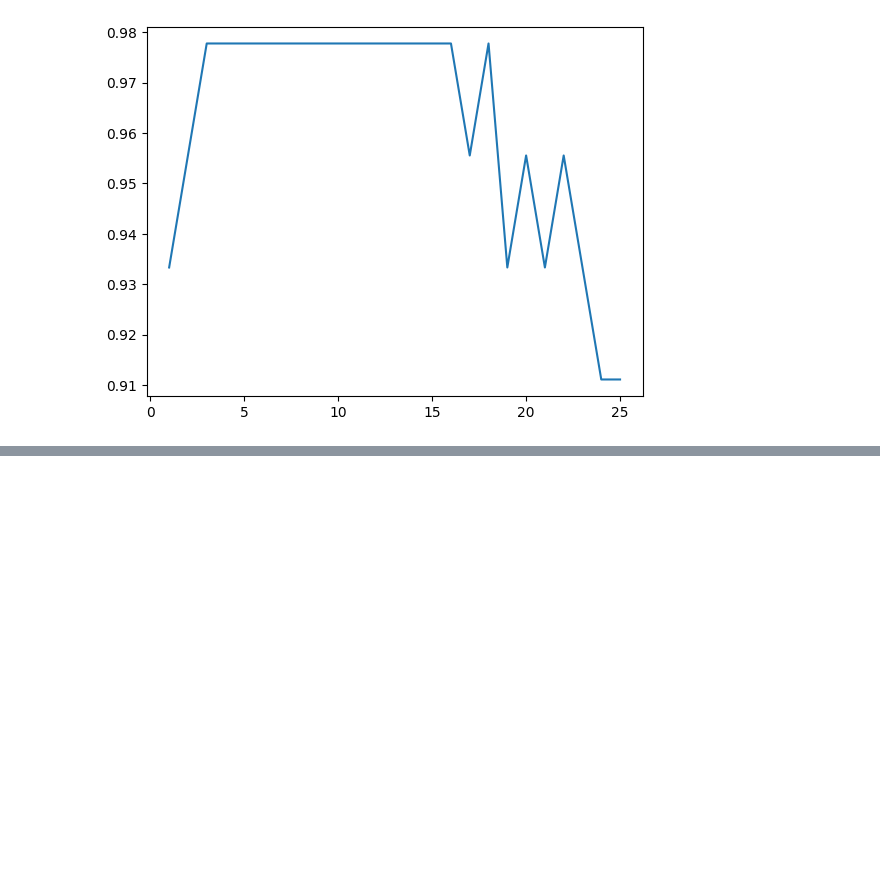
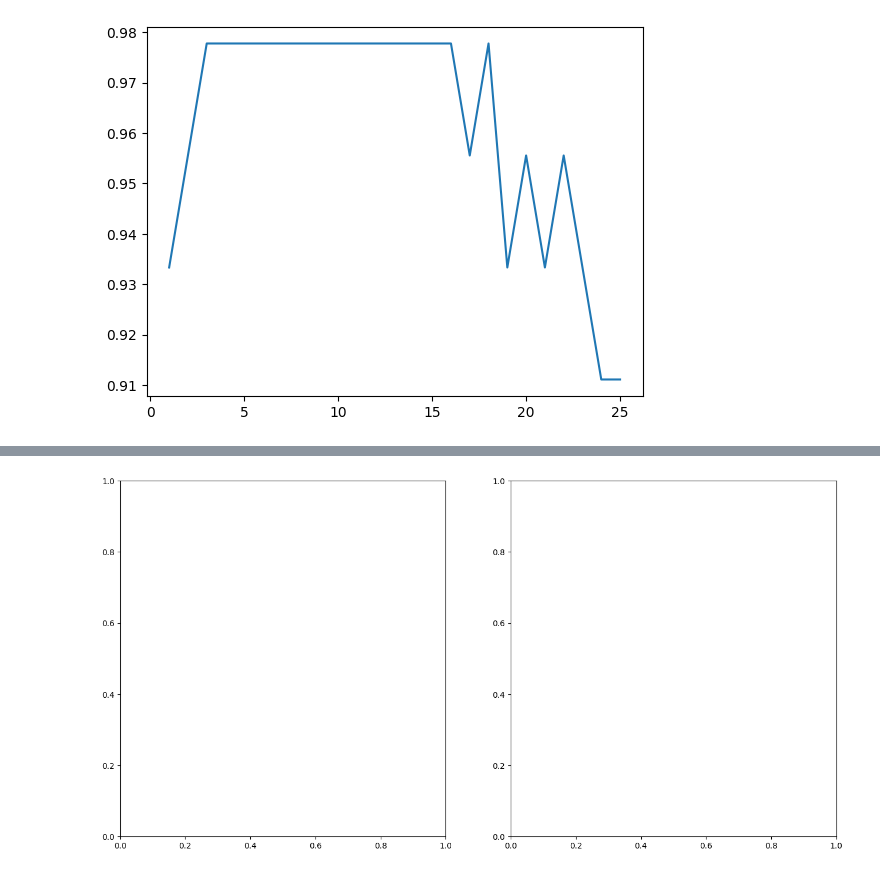
Before and after one commit to Aaratiii/Iris_Flower_Classification, a Jupyter notebook: iris_flower_prediction.ipynb, the cells around one changed output, grey strips where cells are left out. Saved outputs shown, nothing was run; the diff lists cells and outputs as text; code cells hidden in the pictures; blank space fills up the shorter version.

```diff
--- a/iris_flower_prediction.ipynb
+++ b/iris_flower_prediction.ipynb
@@ -600,0 +680,5 @@ plt.plot (k_range,scores_list)
+# %%
+new_labels = km.labels_
+fig,axes = plt.subplots(1,2, figsize = (16,8))
+# %% [output]
+[figure, added]
```
Also changed, not shown: parts of 15 cells of this notebook.
